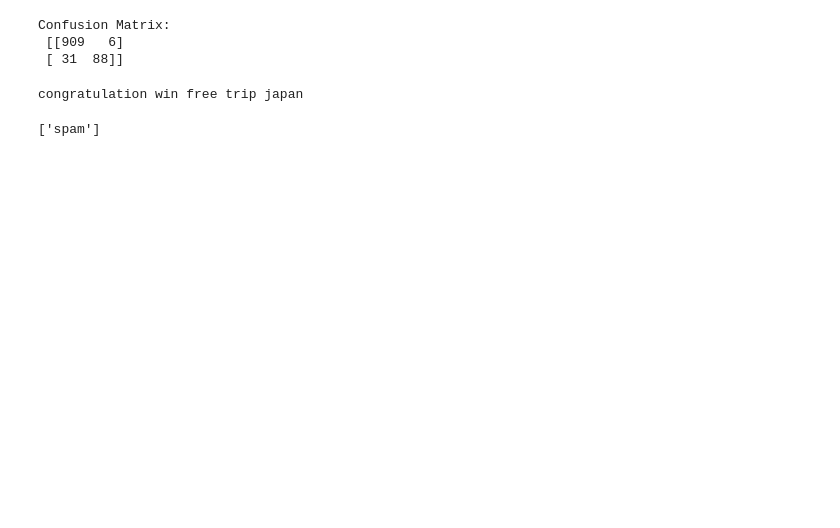
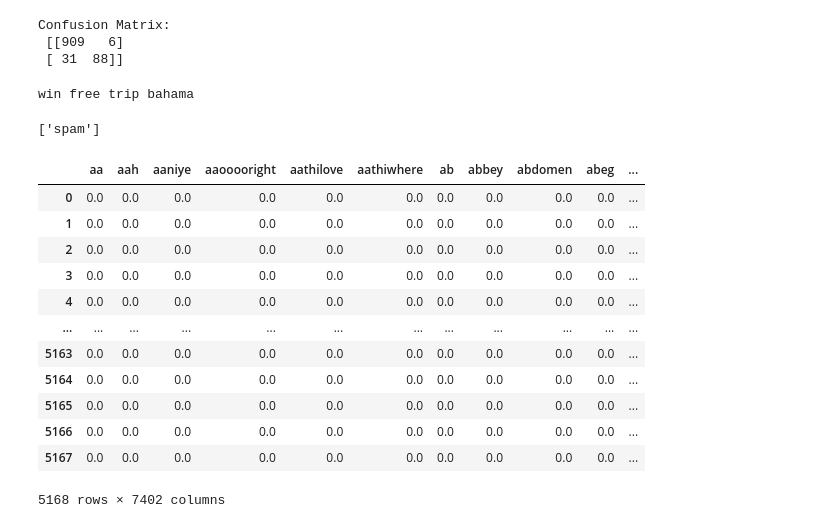
Before and after one commit to ahadaso042/Spam-Email-Detection, a Jupyter notebook: ITM 751 Project.ipynb, the cells around one changed output. Saved outputs shown, nothing was run; the diff lists cells and outputs as text; code cells hidden in the pictures; blank space fills up the shorter version.

```diff
--- a/ITM 751 Project.ipynb
+++ b/ITM 751 Project.ipynb
@@ -252,12 +321,12 @@ def custom_preprocess(text):
 
     return " ".join(tokens)
 # %%
-new_text = "Congratulations! You have won a free trip to Japan!"
+new_text = "you have won a free trip to the bahamas!"
 new_text = custom_preprocess(new_text)
 
 print(new_text)
 # %% [output]
-congratulation win free trip japan
+win free trip bahama
 # %%
 X_new = vectorizer.transform([new_text])
 
@@ -266,3 +335,25 @@ prediction = logreg.predict(X_new)
 print(prediction)
 # %% [output]
 ['spam']
+# %%
+# TF-IDF
+
+vectorizer_tfidf = TfidfVectorizer()
+
+tfidf_matrix = vectorizer_tfidf.fit_transform(df['processed_text'])
+tfidf_df = pd.DataFrame(tfidf_matrix.toarray(), columns=vectorizer_tfidf.get_feature_names_out())
+tfidf_df
+# %% [output]
+|  | aa | aah | aaniye | aaooooright | aathilove | aathiwhere | ab | abbey | abdomen | abeg | ... |
+| 0 | 0.0 | 0.0 | 0.0 | 0.0 | 0.0 | 0.0 | 0.0 | 0.0 | 0.0 | 0.0 | ... |
+| 1 | 0.0 | 0.0 | 0.0 | 0.0 | 0.0 | 0.0 | 0.0 | 0.0 | 0.0 | 0.0 | ... |
+| 2 | 0.0 | 0.0 | 0.0 | 0.0 | 0.0 | 0.0 | 0.0 | 0.0 | 0.0 | 0.0 | ... |
+| 3 | 0.0 | 0.0 | 0.0 | 0.0 | 0.0 | 0.0 | 0.0 | 0.0 | 0.0 | 0.0 | ... |
+| 4 | 0.0 | 0.0 | 0.0 | 0.0 | 0.0 | 0.0 | 0.0 | 0.0 | 0.0 | 0.0 | ... |
+| ... | ... | ... | ... | ... | ... | ... | ... | ... | ... | ... | ... |
+| 5163 | 0.0 | 0.0 | 0.0 | 0.0 | 0.0 | 0.0 | 0.0 | 0.0 | 0.0 | 0.0 | ... |
+| 5164 | 0.0 | 0.0 | 0.0 | 0.0 | 0.0 | 0.0 | 0.0 | 0.0 | 0.0 | 0.0 | ... |
+| 5165 | 0.0 | 0.0 | 0.0 | 0.0 | 0.0 | 0.0 | 0.0 | 0.0 | 0.0 | 0.0 | ... |
+| 5166 | 0.0 | 0.0 | 0.0 | 0.0 | 0.0 | 0.0 | 0.0 | 0.0 | 0.0 | 0.0 | ... |
+| 5167 | 0.0 | 0.0 | 0.0 | 0.0 | 0.0 | 0.0 | 0.0 | 0.0 | 0.0 | 0.0 | ... |
+5168 rows × 7402 columns
```
Also changed, not shown: parts of 23 cells of this notebook.
